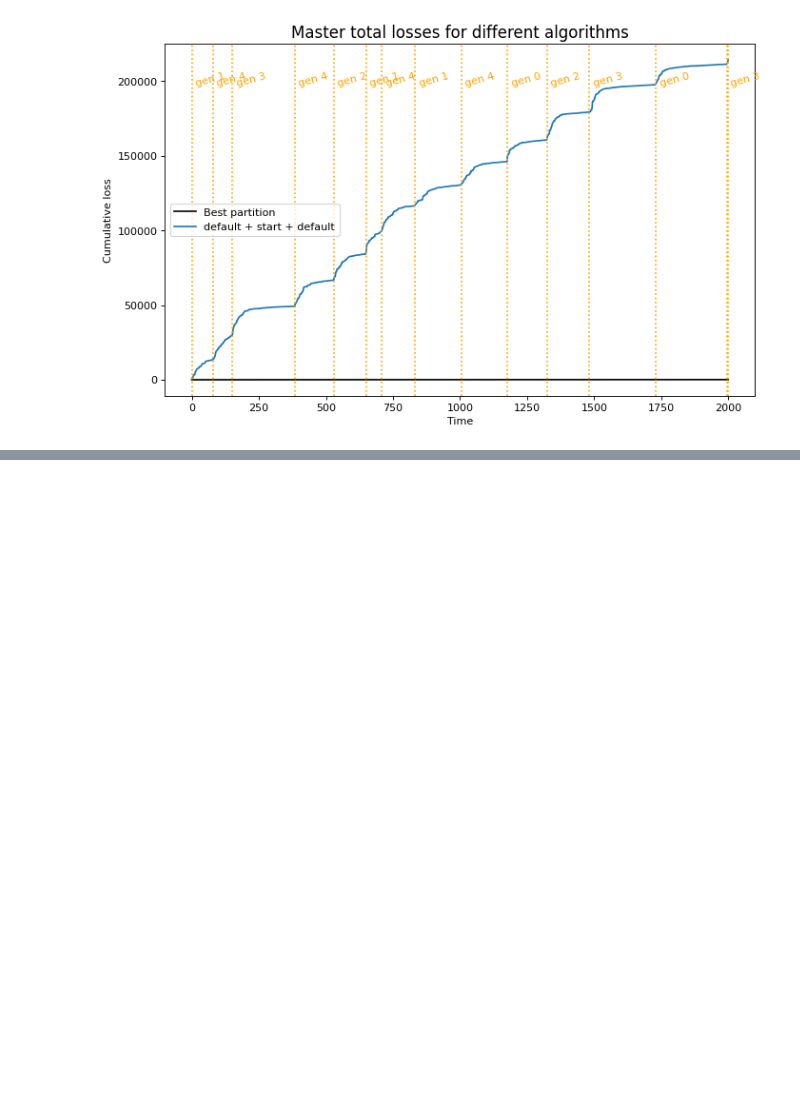
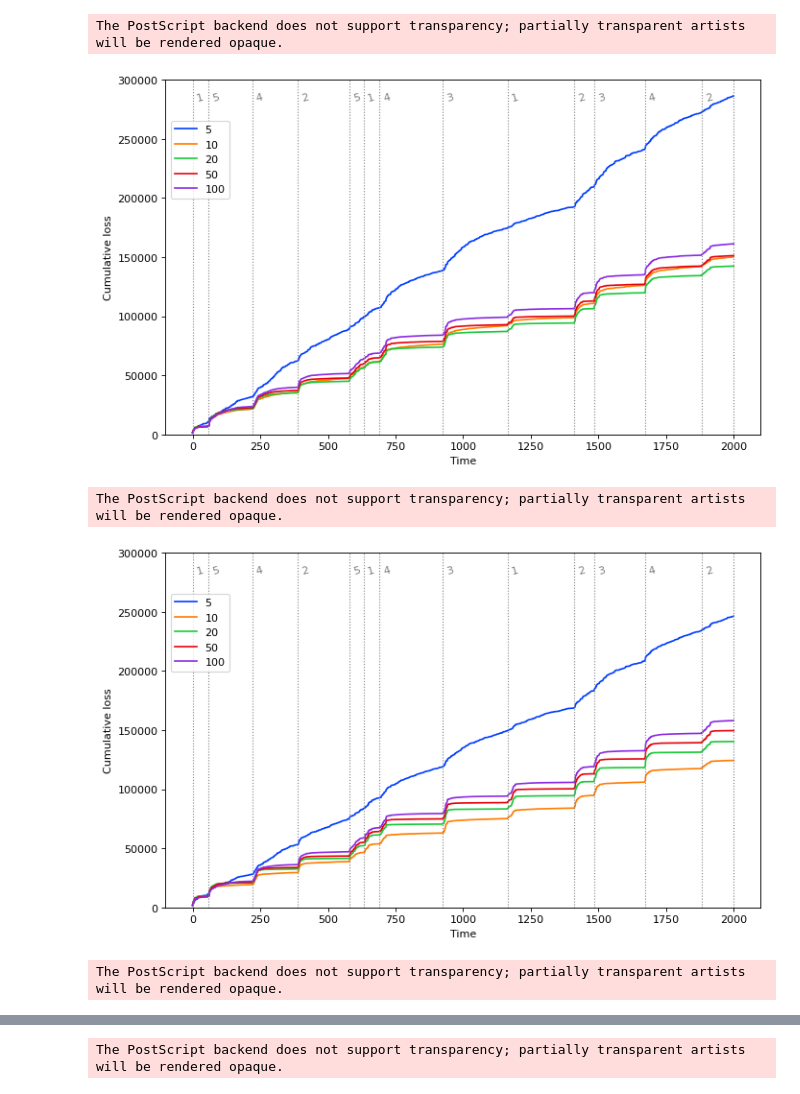
Before and after one commit to intsystems/2024-Project-125, a Jupyter notebook: code/notebooks/tw.ipynb, the cells around one changed output, grey strips where cells are left out. Saved outputs shown, nothing was run; the diff lists cells and outputs as text; code cells hidden in the pictures; blank space fills up the shorter version.

Commit message:
Results visualized

```diff
--- a/code/notebooks/tw.ipynb
+++ b/code/notebooks/tw.ipynb
@@ -69,6 +69,6 @@ experiments_47, df_47 = load_experiments('../results/experim_47.json')
 # experiments_51, df_51 = load_experiments('../results/experim_51.json')
 # experiments_52, df_52 = load_experiments('../results/experim_52.json')
 # %%
-tw_experiments = experiments_10 + experiments_11 + experiments_12 + experiments_13 + \
+experiments = experiments_10 + experiments_11 + experiments_12 + experiments_13 + \
 experiments_21 + experiments_22 + experiments_34 + experiments_47
 # %%
@@ -113,19 +98,27 @@ noise_experiments = experiments_43
 # %%
-needed_1 = {
-    'random_seed': [103],
-    'train_window': [10],
-    'key_a': ["default"],
-    'key_w': ["default", "simple_101"]
-}
-
-interesting = extract_needed(noise_experiments, needed_1)
+import seaborn as sns
+sns.set_palette("bright")
 # %%
-vital = [interesting[1]]
-anls = [experiment.logs for experiment in vital]
-labels = [experiment.key_a + " + " + experiment.mixing_type + " + " + experiment.key_w for experiment in vital]
-colors = [None] * len(vital)
-draw_several(from_start=False, logs=anls, labels=labels, colors=colors,
-             best_color="black", best_label="Best partition",
-             title=None, fig_size=(10, 6), loc="center left", save_path=None) #"foo.eps")
+for mt in ["start", "uniform past", "decaying past", "increasing past"]:
+    needed_1 = {
+        'random_seed': [104],
+        'key_a': ["default"],
+        'key_w': ["simple_101"],
+        'mixing_type': [mt]
+    }
+
+    interesting = extract_needed(experiments, needed_1)
+
+    vital = interesting
+    anls = [experiment.logs for experiment in vital]
+    labels = [str(experiment.train_window) for experiment in vital]# + " + " + experiment.key_a + " + " + experiment.mixing_type + " + " + experiment.key_w for experiment in vital]
+    colors = [None] * len(vital)
+    draw_several(from_start=False, logs=anls, labels=labels, colors=colors,
+                 best_color="black", best_label="Best partition",
+                 title="", fig_size=(10, 6), loc='upper left', bbox_to_anchor=(0, 0.9), save_path=f"pic/diff_tw_{mt[0]}.eps")
 # %% [output]
+The PostScript backend does not support transparency; partially transparent artists will be rendered opaque.
-[figure, old version]
+[figure, new version]
+The PostScript backend does not support transparency; partially transparent artists will be rendered opaque.
+[figure, added]
+The PostScript backend does not support transparency; partially transparent artists will be rendered opaque.
@@ -131,0 +126 @@ draw_several(from_start=False, logs=anls, labels=labels, colors=colors,
+The PostScript backend does not support transparency; partially transparent artists will be rendered opaque.
```
Also changed, not shown: parts of 6 cells of this notebook, 23 other files.
